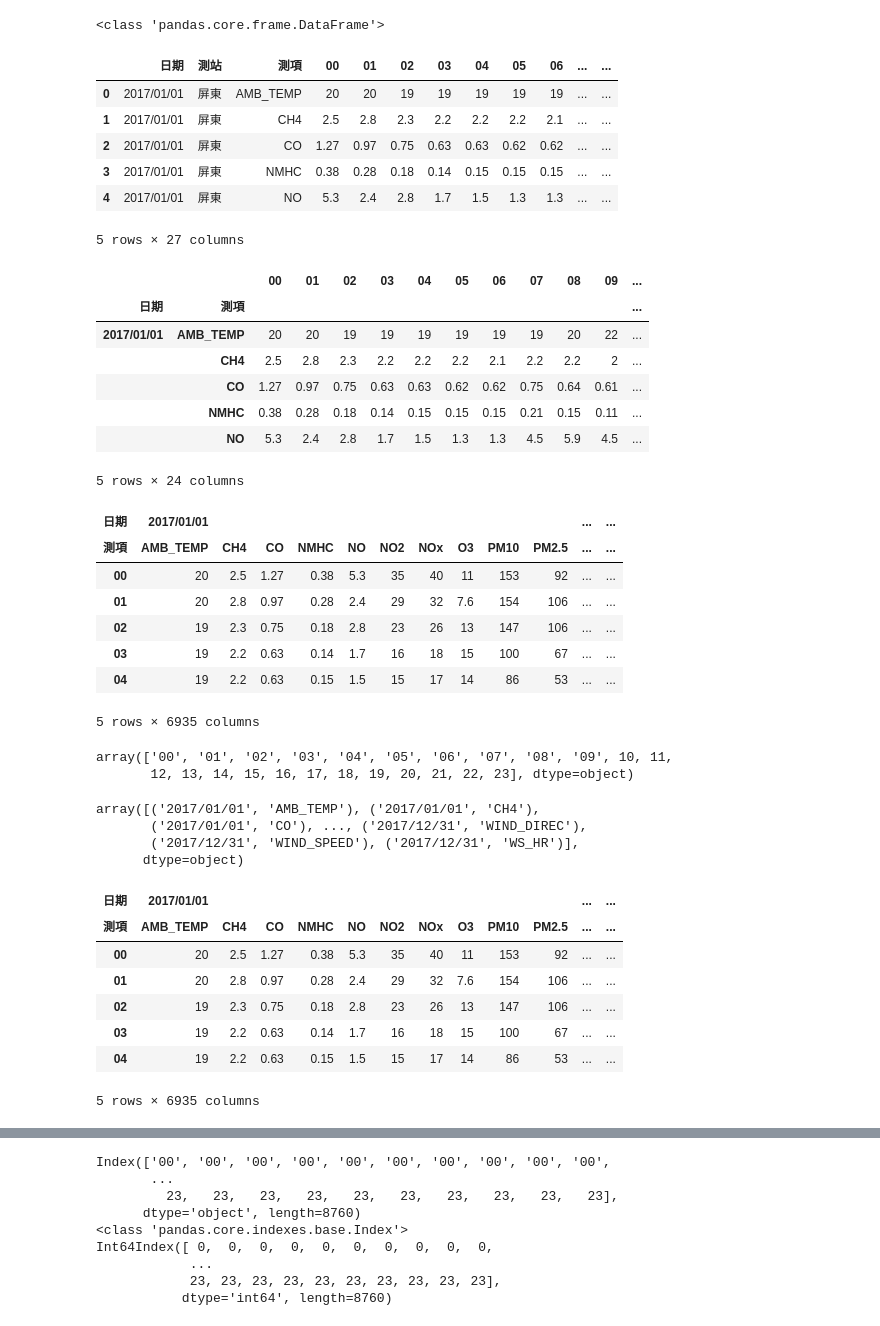
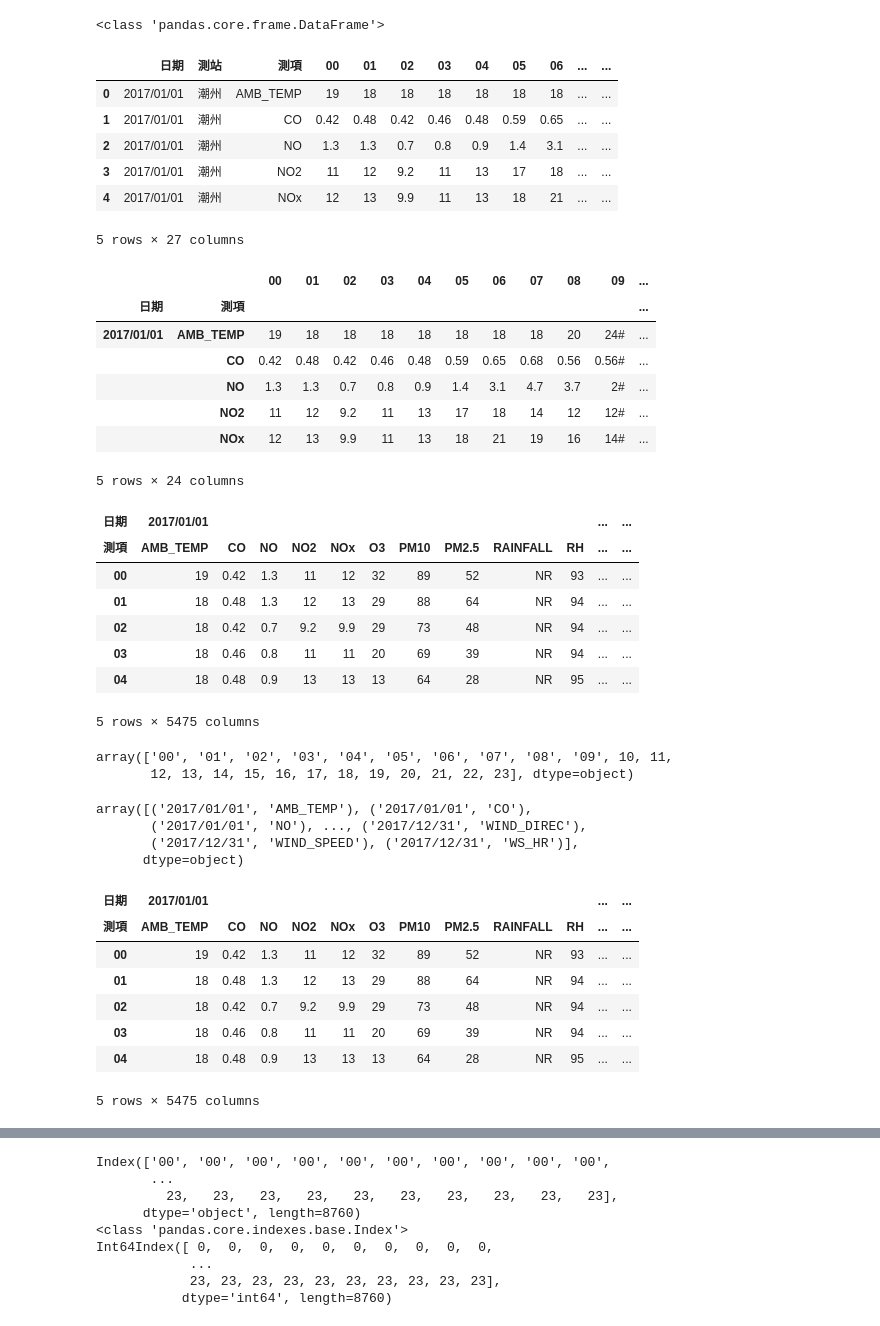
Before and after one commit to JohanWu/RedQuinoa, a Jupyter notebook: AirData/AirData_cleaning.ipynb, the cells around one changed output, grey strips where cells are left out. Drawn from its saved outputs; the diff is of its cells as text; code cells hidden in the pictures.

```diff
--- a/AirData/AirData_cleaning.ipynb
+++ b/AirData/AirData_cleaning.ipynb
@@ -5,20 +5,21 @@ import matplotlib.pyplot as plt
 %matplotlib inline
 
 location = ['Chaozhou', 'Pingdong']
+loc = location[0]
 # %%
-file_name = "2017_{}_20180309.xls".format(location[1])
+file_name = "2017_{}_20180309.xls".format(loc)
 data = pd.read_excel(file_name, sheet_name=None)
 data = data['Sheet1']
 print(type(data))
 data.head()
 # %% [output]
 <class 'pandas.core.frame.DataFrame'>
 |  | 日期 | 測站 | 測項 | 00 | 01 | 02 | 03 | 04 | 05 | 06 | ... | ... |
-| 0 | 2017/01/01 | 屏東 | AMB_TEMP | 20 | 20 | 19 | 19 | 19 | 19 | 19 | ... | ... |
-| 1 | 2017/01/01 | 屏東 | CH4 | 2.5 | 2.8 | 2.3 | 2.2 | 2.2 | 2.2 | 2.1 | ... | ... |
-| 2 | 2017/01/01 | 屏東 | CO | 1.27 | 0.97 | 0.75 | 0.63 | 0.63 | 0.62 | 0.62 | ... | ... |
-| 3 | 2017/01/01 | 屏東 | NMHC | 0.38 | 0.28 | 0.18 | 0.14 | 0.15 | 0.15 | 0.15 | ... | ... |
-| 4 | 2017/01/01 | 屏東 | NO | 5.3 | 2.4 | 2.8 | 1.7 | 1.5 | 1.3 | 1.3 | ... | ... |
+| 0 | 2017/01/01 | 潮州 | AMB_TEMP | 19 | 18 | 18 | 18 | 18 | 18 | 18 | ... | ... |
+| 1 | 2017/01/01 | 潮州 | CO | 0.42 | 0.48 | 0.42 | 0.46 | 0.48 | 0.59 | 0.65 | ... | ... |
+| 2 | 2017/01/01 | 潮州 | NO | 1.3 | 1.3 | 0.7 | 0.8 | 0.9 | 1.4 | 3.1 | ... | ... |
+| 3 | 2017/01/01 | 潮州 | NO2 | 11 | 12 | 9.2 | 11 | 13 | 17 | 18 | ... | ... |
+| 4 | 2017/01/01 | 潮州 | NOx | 12 | 13 | 9.9 | 11 | 13 | 18 | 21 | ... | ... |
 5 rows × 27 columns
 # %%
 data1 = data.drop(['測站'], axis=1)
@@ -27,24 +28,24 @@ data2.head()
 # %% [output]
 |  |  | 00 | 01 | 02 | 03 | 04 | 05 | 06 | 07 | 08 | 09 | ... |
 | 日期 | 測項 |  |  |  |  |  |  |  |  |  |  | ... |
-| 2017/01/01 | AMB_TEMP | 20 | 20 | 19 | 19 | 19 | 19 | 19 | 19 | 20 | 22 | ... |
-|  | CH4 | 2.5 | 2.8 | 2.3 | 2.2 | 2.2 | 2.2 | 2.1 | 2.2 | 2.2 | 2 | ... |
-|  | CO | 1.27 | 0.97 | 0.75 | 0.63 | 0.63 | 0.62 | 0.62 | 0.75 | 0.64 | 0.61 | ... |
-|  | NMHC | 0.38 | 0.28 | 0.18 | 0.14 | 0.15 | 0.15 | 0.15 | 0.21 | 0.15 | 0.11 | ... |
-|  | NO | 5.3 | 2.4 | 2.8 | 1.7 | 1.5 | 1.3 | 1.3 | 4.5 | 5.9 | 4.5 | ... |
+| 2017/01/01 | AMB_TEMP | 19 | 18 | 18 | 18 | 18 | 18 | 18 | 18 | 20 | 24# | ... |
+|  | CO | 0.42 | 0.48 | 0.42 | 0.46 | 0.48 | 0.59 | 0.65 | 0.68 | 0.56 | 0.56# | ... |
+|  | NO | 1.3 | 1.3 | 0.7 | 0.8 | 0.9 | 1.4 | 3.1 | 4.7 | 3.7 | 2# | ... |
+|  | NO2 | 11 | 12 | 9.2 | 11 | 13 | 17 | 18 | 14 | 12 | 12# | ... |
+|  | NOx | 12 | 13 | 9.9 | 11 | 13 | 18 | 21 | 19 | 16 | 14# | ... |
 5 rows × 24 columns
 # %%
 data_T = data2.transpose()
 data_T.head(5)
 # %% [output]
 | 日期 | 2017/01/01 |  |  |  |  |  |  |  |  |  | ... | ... |
-| 測項 | AMB_TEMP | CH4 | CO | NMHC | NO | NO2 | NOx | O3 | PM10 | PM2.5 | ... | ... |
-| 00 | 20 | 2.5 | 1.27 | 0.38 | 5.3 | 35 | 40 | 11 | 153 | 92 | ... | ... |
-| 01 | 20 | 2.8 | 0.97 | 0.28 | 2.4 | 29 | 32 | 7.6 | 154 | 106 | ... | ... |
-| 02 | 19 | 2.3 | 0.75 | 0.18 | 2.8 | 23 | 26 | 13 | 147 | 106 | ... | ... |
-| 03 | 19 | 2.2 | 0.63 | 0.14 | 1.7 | 16 | 18 | 15 | 100 | 67 | ... | ... |
-| 04 | 19 | 2.2 | 0.63 | 0.15 | 1.5 | 15 | 17 | 14 | 86 | 53 | ... | ... |
+| 測項 | AMB_TEMP | CO | NO | NO2 | NOx | O3 | PM10 | PM2.5 | RAINFALL | RH | ... | ... |
+| 00 | 19 | 0.42 | 1.3 | 11 | 12 | 32 | 89 | 52 | NR | 93 | ... | ... |
+| 01 | 18 | 0.48 | 1.3 | 12 | 13 | 29 | 88 | 64 | NR | 94 | ... | ... |
+| 02 | 18 | 0.42 | 0.7 | 9.2 | 9.9 | 29 | 73 | 48 | NR | 94 | ... | ... |
+| 03 | 18 | 0.46 | 0.8 | 11 | 11 | 20 | 69 | 39 | NR | 94 | ... | ... |
+| 04 | 18 | 0.48 | 0.9 | 13 | 13 | 13 | 64 | 28 | NR | 95 | ... | ... |
-5 rows × 6935 columns
+5 rows × 5475 columns
 # %%
 data_T.index.values
 # %% [output]
@@ -53,8 +54,8 @@ array(['00', '01', '02', '03', '04', '05', '06', '07', '08', '09', 10, 11,
 # %%
 data_T.columns.values
 # %% [output]
-array([('2017/01/01', 'AMB_TEMP'), ('2017/01/01', 'CH4'),
-       ('2017/01/01', 'CO'), ..., ('2017/12/31', 'WIND_DIREC'),
+array([('2017/01/01', 'AMB_TEMP'), ('2017/01/01', 'CO'),
+       ('2017/01/01', 'NO'), ..., ('2017/12/31', 'WIND_DIREC'),
        ('2017/12/31', 'WIND_SPEED'), ('2017/12/31', 'WS_HR')],
       dtype=object)
 # %%
@@ -63,13 +64,13 @@ data3 = data_T
 data3.head()
 # %% [output]
 | 日期 | 2017/01/01 |  |  |  |  |  |  |  |  |  | ... | ... |
-| 測項 | AMB_TEMP | CH4 | CO | NMHC | NO | NO2 | NOx | O3 | PM10 | PM2.5 | ... | ... |
-| 00 | 20 | 2.5 | 1.27 | 0.38 | 5.3 | 35 | 40 | 11 | 153 | 92 | ... | ... |
-| 01 | 20 | 2.8 | 0.97 | 0.28 | 2.4 | 29 | 32 | 7.6 | 154 | 106 | ... | ... |
-| 02 | 19 | 2.3 | 0.75 | 0.18 | 2.8 | 23 | 26 | 13 | 147 | 106 | ... | ... |
-| 03 | 19 | 2.2 | 0.63 | 0.14 | 1.7 | 16 | 18 | 15 | 100 | 67 | ... | ... |
-| 04 | 19 | 2.2 | 0.63 | 0.15 | 1.5 | 15 | 17 | 14 | 86 | 53 | ... | ... |
+| 測項 | AMB_TEMP | CO | NO | NO2 | NOx | O3 | PM10 | PM2.5 | RAINFALL | RH | ... | ... |
+| 00 | 19 | 0.42 | 1.3 | 11 | 12 | 32 | 89 | 52 | NR | 93 | ... | ... |
+| 01 | 18 | 0.48 | 1.3 | 12 | 13 | 29 | 88 | 64 | NR | 94 | ... | ... |
+| 02 | 18 | 0.42 | 0.7 | 9.2 | 9.9 | 29 | 73 | 48 | NR | 94 | ... | ... |
+| 03 | 18 | 0.46 | 0.8 | 11 | 11 | 20 | 69 | 39 | NR | 94 | ... | ... |
+| 04 | 18 | 0.48 | 0.9 | 13 | 13 | 13 | 64 | 28 | NR | 95 | ... | ... |
-5 rows × 6935 columns
+5 rows × 5475 columns
 # %%
 data4 = data3.stack(level=0, dropna=False) # Do not drop missing value
 # for hour in data_T.index.values:
```
Also changed, not shown: parts of 5 cells of this notebook, 3 other files.
